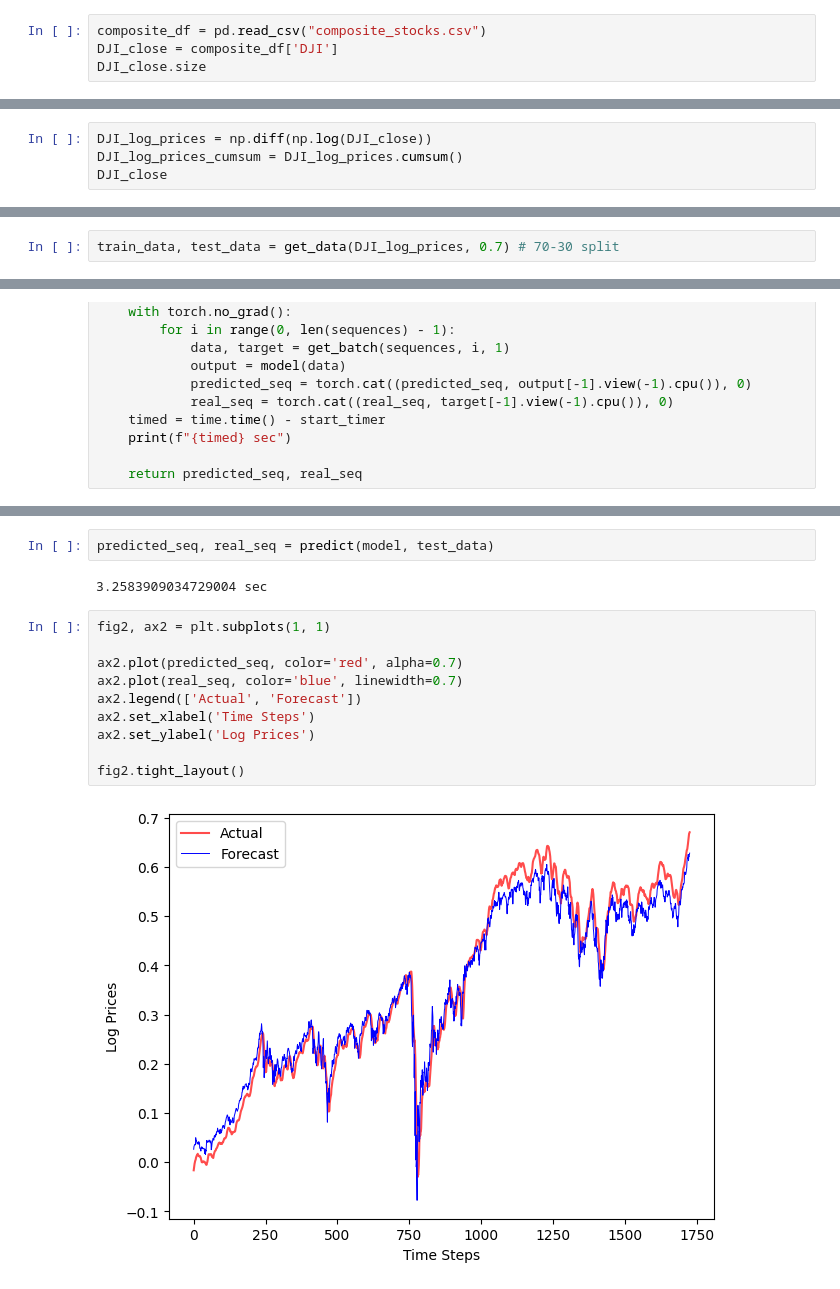
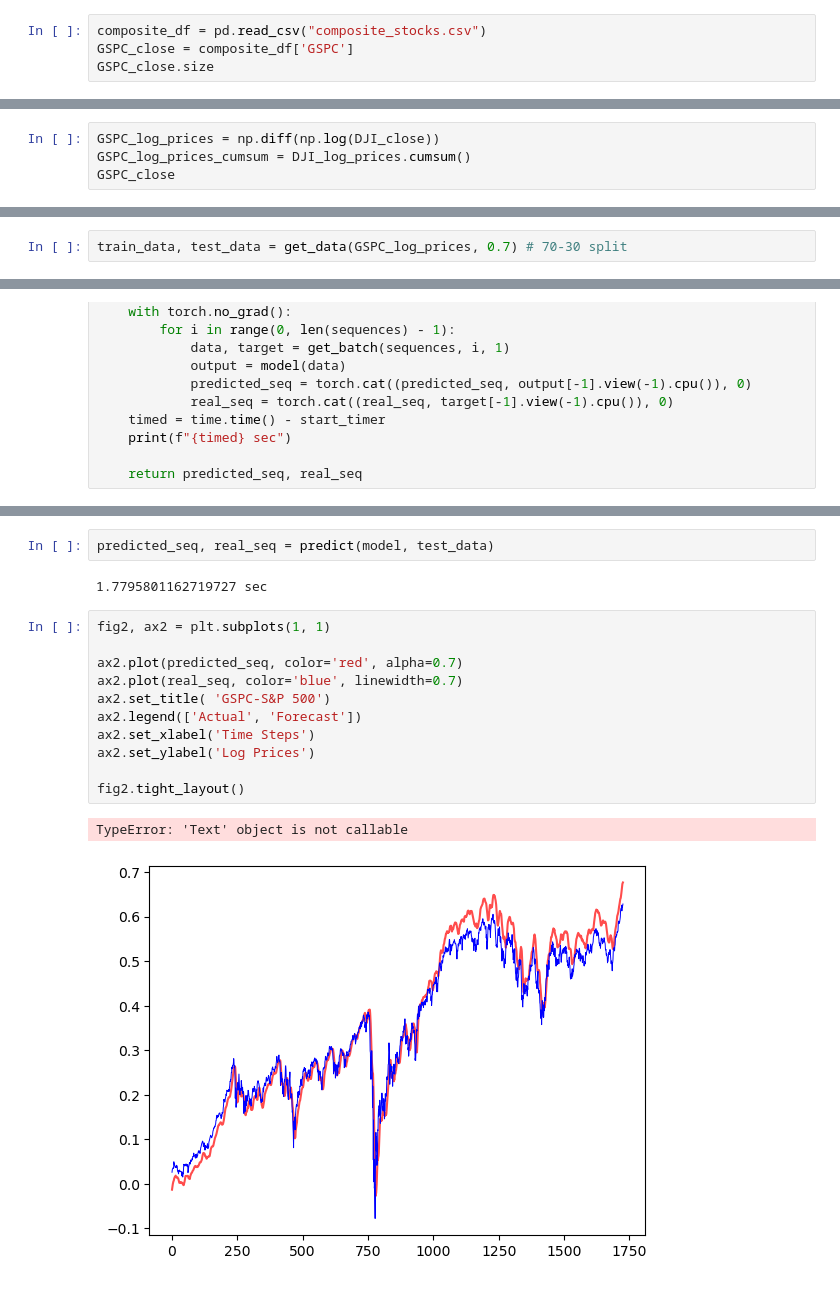
Before and after one commit to blitzionic/FinRL---Stock-Prediction, a Jupyter notebook: models/transformerV2/training.ipynb, the cells around one changed output, grey strips where cells are left out. Saved outputs shown, nothing was run; the diff lists cells and outputs as text.

Commit message:
modified the training script and model so that it can now predict and output three stock indices from data set

```diff
--- a/models/transformerV2/training.ipynb
+++ b/models/transformerV2/training.ipynb
@@ -56,12 +56,12 @@ def get_batch(source, i, batch_size):
     return data_in, target
 # %%
 composite_df = pd.read_csv("composite_stocks.csv")
-DJI_close = composite_df['DJI']
-DJI_close.size
+GSPC_close = composite_df['GSPC']
+GSPC_close.size
 # %% [output]
 5785
 # %%
-DJI_log_prices = np.diff(np.log(DJI_close))
-DJI_log_prices_cumsum = DJI_log_prices.cumsum()
-DJI_close
+GSPC_log_prices = np.diff(np.log(DJI_close))
+GSPC_log_prices_cumsum = DJI_log_prices.cumsum()
+GSPC_close
 # %% [output]
@@ -93,5 +93,5 @@ fig1.tight_layout()
 # %%
-train_data, test_data = get_data(DJI_log_prices, 0.7) # 70-30 split
+train_data, test_data = get_data(GSPC_log_prices, 0.7) # 70-30 split
 # %%
 from Transformer import Transformer
 model = Transformer().to(device)
@@ -199,16 +199,18 @@ for epoch in range(1, EPOCHS+1):
 # %%
 predicted_seq, real_seq = predict(model, test_data)
 # %% [output]
-3.2583909034729004 sec
+1.7795801162719727 sec
 # %%
 fig2, ax2 = plt.subplots(1, 1)
 
 ax2.plot(predicted_seq, color='red', alpha=0.7)
 ax2.plot(real_seq, color='blue', linewidth=0.7)
+ax2.set_title( 'GSPC-S&P 500')
 ax2.legend(['Actual', 'Forecast'])
 ax2.set_xlabel('Time Steps')
 ax2.set_ylabel('Log Prices')
 
 fig2.tight_layout()
 # %% [output]
+TypeError: 'Text' object is not callable
-[figure, old version]
+[figure, new version]
```
Also changed, not shown: parts of 4 cells of this notebook, 1 other file.
